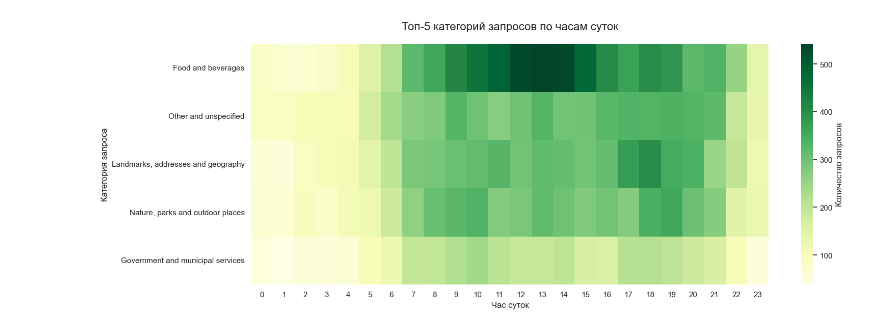
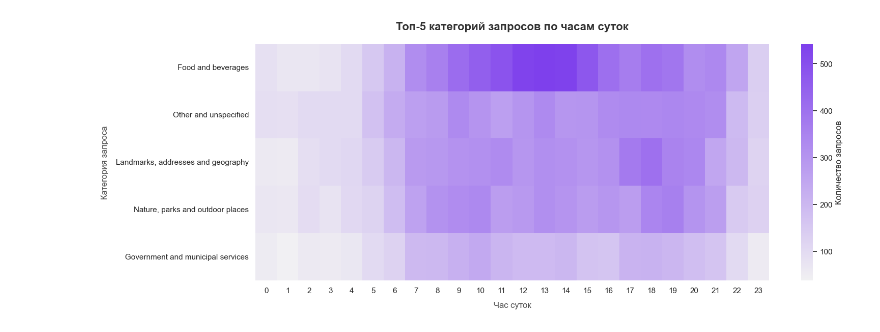
Before and after one commit to d1amp0/turkey-search-demand-map, a Jupyter notebook: ds/analysis/analysis.ipynb, the cells around one changed output. Saved outputs shown, nothing was run; the diff lists cells and outputs as text; code cells hidden in the pictures.

```diff
--- a/ds/analysis/analysis.ipynb
+++ b/ds/analysis/analysis.ipynb
@@ -149,35 +163,37 @@ plt.show()
 # %%
 df["time"] = pd.to_datetime(df["time"])
 df["hour"] = df["time"].dt.hour
 
 pivot_df = df.pivot_table(
     index="category",
     columns="hour",
     values="query",
     aggfunc="count",
     fill_value=0
 )
 
 top_5_categories = df["category"].value_counts().head(5).index
 pivot_df = pivot_df.reindex(top_5_categories)
 
 plt.figure(figsize=(16, 6))
 sns.set_theme(style="white")
 
+custom_cmap = sns.light_palette("#7e40ec", as_cmap=True)
+
 sns.heatmap(
     pivot_df,
-    cmap="YlGn",
+    cmap=custom_cmap,
     annot=False,
     fmt="d",
     cbar_kws={"label": "Количество запросов"}
 )
 
-plt.title("Топ-5 категорий запросов по часам суток", fontsize=16, pad=20)
-plt.xlabel("Час суток", fontsize=12)
-plt.ylabel("Категория запроса", fontsize=12)
+plt.title("Топ-5 категорий запросов по часам суток", fontsize=16, fontweight="bold", pad=20, color="#333333")
+plt.xlabel("Час суток", fontsize=12, labelpad=10, color="#4F4F4F")
+plt.ylabel("Категория запроса", fontsize=12, labelpad=10, color="#4F4F4F")
 
 plt.tight_layout()
-plt.savefig('heatmap.png')
+plt.savefig('heatmap.png', dpi=300)
 plt.show()
 # %% [output]
-[figure, old version]
+[figure, new version]
```
Also changed, not shown: parts of 5 cells of this notebook, 2 other files.
